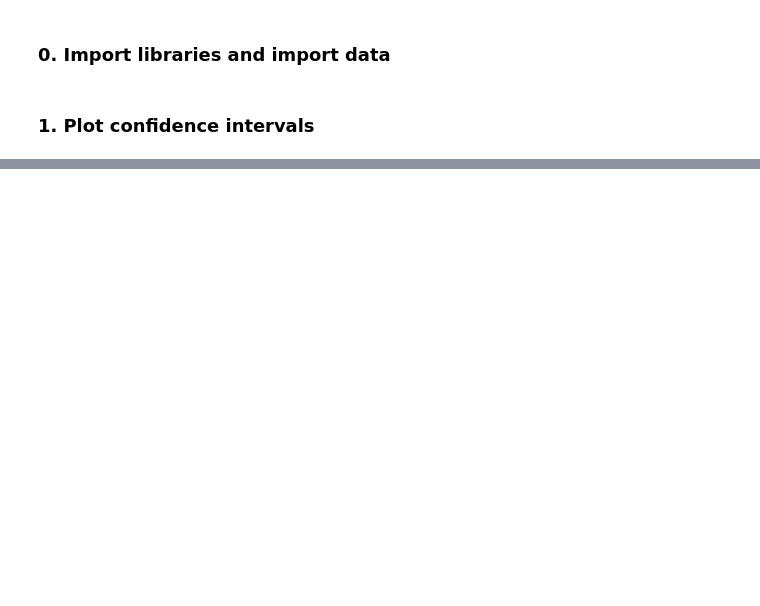
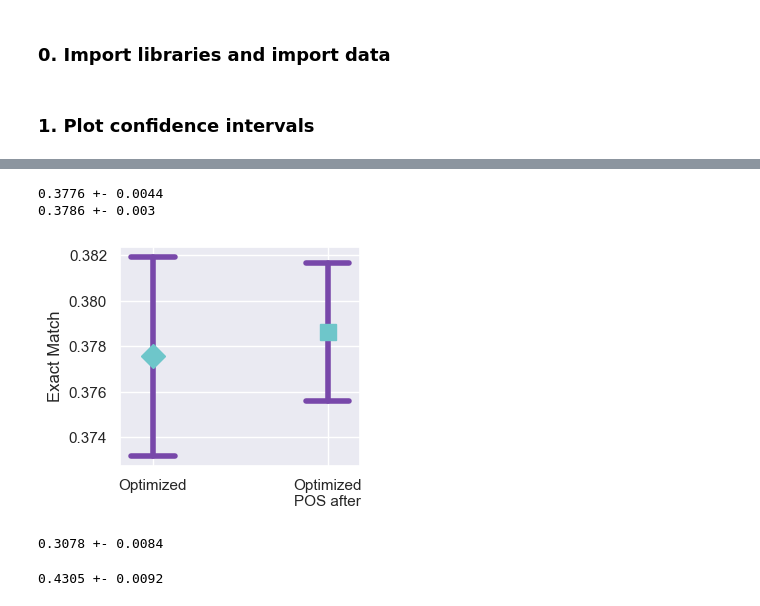
Before and after one commit to CristinaRacovita/tiny-bert-qa-enhancement, a Jupyter notebook: notebooks/data_analysis/results_analysis.ipynb, the cells around one changed output, grey strips where cells are left out. Saved outputs shown, nothing was run; the diff lists cells and outputs as text; code cells hidden in the pictures; blank space fills up the shorter version.

```diff
--- a/notebooks/data_analysis/results_analysis.ipynb
+++ b/notebooks/data_analysis/results_analysis.ipynb
@@ -61,0 +78,74 @@ plot_save_conf_intervals(baseline_f1, optimized_f1, optimized_pos_after_f1, "Exa
+# %%
+optimized_em = [
+    36.773888363292336,
+    37.20908230842006,
+    37.984862819299906,
+    37.70104068117313,
+    36.80227057710501,
+    38.297067171239355,
+    38.47682119205298,
+    38.63765373699149,
+    37.086092715231786,
+    38.599810785241246,
+]
+
+optimized_pos_after_em = [
+    37.65373699148534,
+    37.12393566698202,
+    38.656575212866606,
+    38.36329233680227,
+    37.26584673604541,
+    37.38883632923368,
+    37.672658467360456,
+    38.24976348155156,
+    38.221381267738884,
+    38.02270577105014,
+]
+
+plot_save_conf_intervals(optimized_em, optimized_pos_after_em, "Exact Match")
+# %% [output]
+0.3776 +- 0.0044
+0.3786 +- 0.003
+[figure, added]
+# %%
+baseline_em = [
+    31.239356669820246,
+    30.21759697256386,
+    31.721854304635762,
+    31.135288552507095,
+    31.75023651844844,
+    27.133396404919583,
+    31.85430463576159,
+    31.797540208136233,
+    30.037842951750235,
+    30.898770104068117,
+]
+
+z=1.96
+mean = np.array(baseline_em).mean() / 100
+stdev = np.array(baseline_em).std() / 100
+confidence_interval = z * stdev / math.sqrt(len(baseline_em))
+print(f"{round(mean, 4)} +- {round(confidence_interval, 4)}")
+# %% [output]
+0.3078 +- 0.0084
+# %%
+baseline_f1 = [
+    43.62423621211525,
+    42.271740394185336,
+    44.18230646980611,
+    43.63829322463009,
+    43.99235302779803,
+    39.0134689062855,
+    44.087455536417465,
+    44.03161748913553,
+    42.52714681954529,
+    43.10891523051135,
+]
+
+z=1.96
+mean = np.array(baseline_f1).mean() / 100
+stdev = np.array(baseline_f1).std() / 100
+confidence_interval = z * stdev / math.sqrt(len(baseline_f1))
+print(f"{round(mean, 4)} +- {round(confidence_interval, 4)}")
+# %% [output]
+0.4305 +- 0.0092
```
Also changed, not shown: parts of 5 cells of this notebook, 4 other files.
